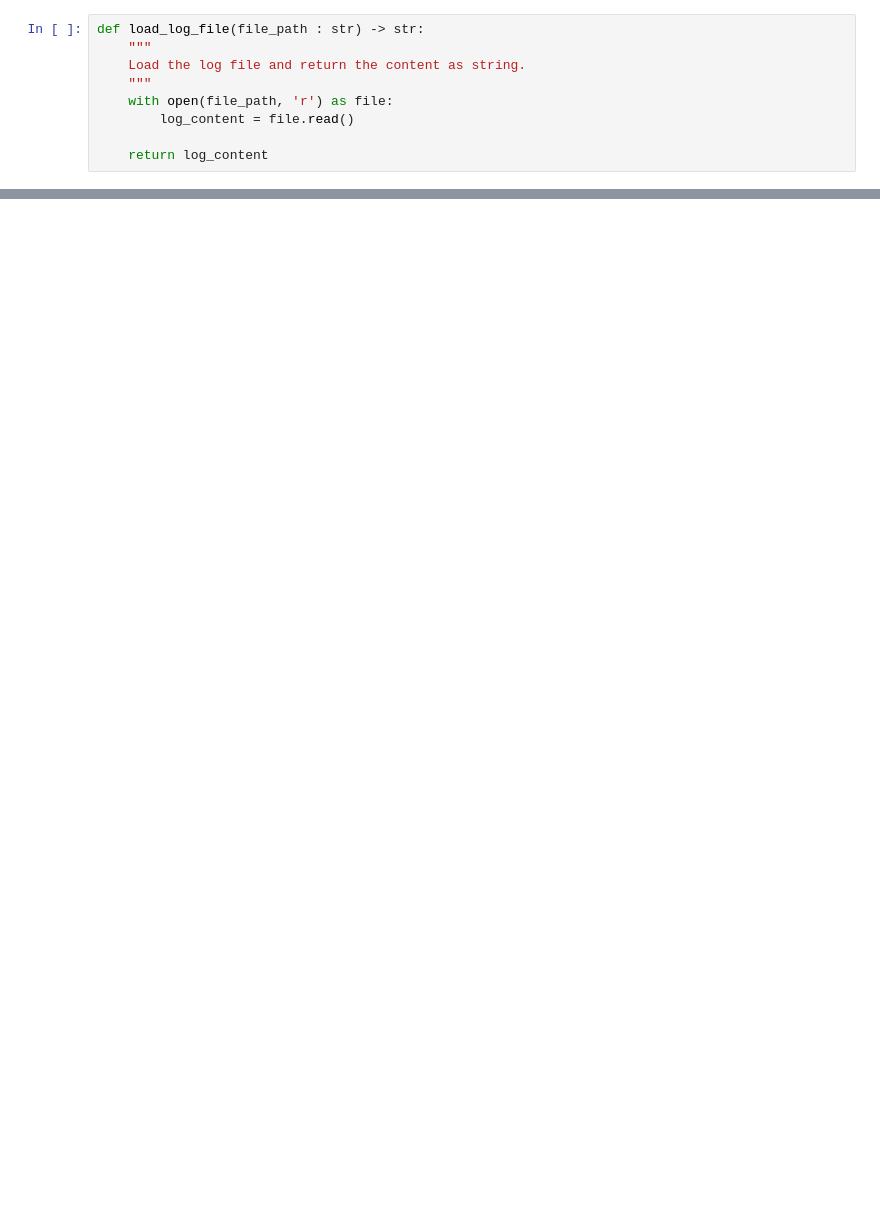
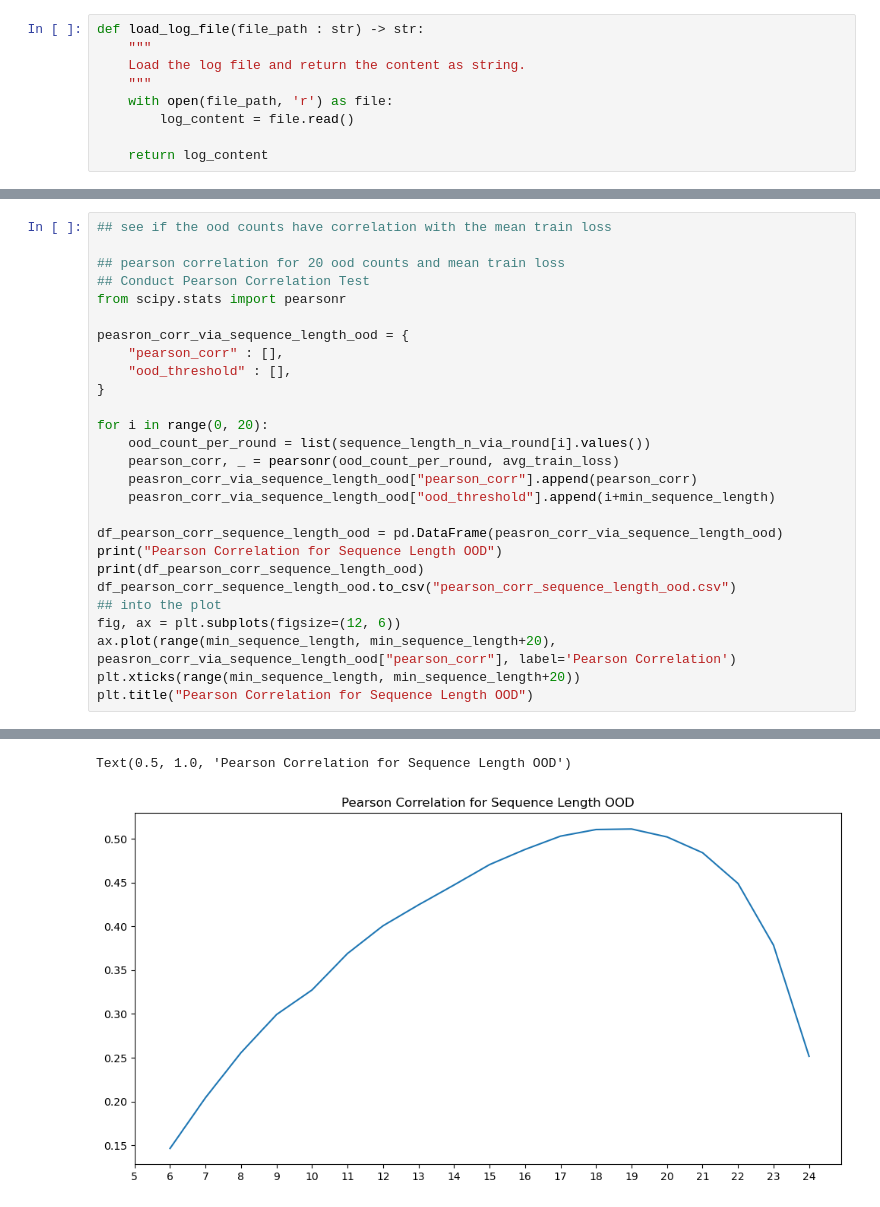
Before and after one commit to oss0430/DAforFedSeqRec, a Jupyter notebook: gradient_analysis.ipynb, the cells around one changed output, grey strips where cells are left out. Saved outputs shown, nothing was run; the diff lists cells and outputs as text; blank space fills up the shorter version.

```diff
--- a/gradient_analysis.ipynb
+++ b/gradient_analysis.ipynb
@@ -155,0 +367,28 @@ print(result_string)
+# %%
+## see if the ood counts have correlation with the mean train loss
+
+## pearson correlation for 20 ood counts and mean train loss
+## Conduct Pearson Correlation Test
+from scipy.stats import pearsonr
+
+peasron_corr_via_sequence_length_ood = {
+    "pearson_corr" : [],
+    "ood_threshold" : [],
+}
+
+for i in range(0, 20):
+    ood_count_per_round = list(sequence_length_n_via_round[i].values())
+    pearson_corr, _ = pearsonr(ood_count_per_round, avg_train_loss)
+    peasron_corr_via_sequence_length_ood["pearson_corr"].append(pearson_corr)
+    peasron_corr_via_sequence_length_ood["ood_threshold"].append(i+min_sequence_length)
+
+df_pearson_corr_sequence_length_ood = pd.DataFrame(peasron_corr_via_sequence_length_ood)
+print("Pearson Correlation for Sequence Length OOD")
+print(df_pearson_corr_sequence_length_ood)
+df_pearson_corr_sequence_length_ood.to_csv("pearson_corr_sequence_length_ood.csv")
+## into the plot
+fig, ax = plt.subplots(figsize=(12, 6))
+ax.plot(range(min_sequence_length, min_sequence_length+20), peasron_corr_via_sequence_length_ood["pearson_corr"], label='Pearson Correlation')
+plt.xticks(range(min_sequence_length, min_sequence_length+20))
+plt.title("Pearson Correlation for Sequence Length OOD")
+# %% [output]
@@ -155,0 +412,2 @@ print(result_string)
+Text(0.5, 1.0, 'Pearson Correlation for Sequence Length OOD')
+[figure, added]
```
Also changed, not shown: parts of 18 cells of this notebook, 8 other files.
